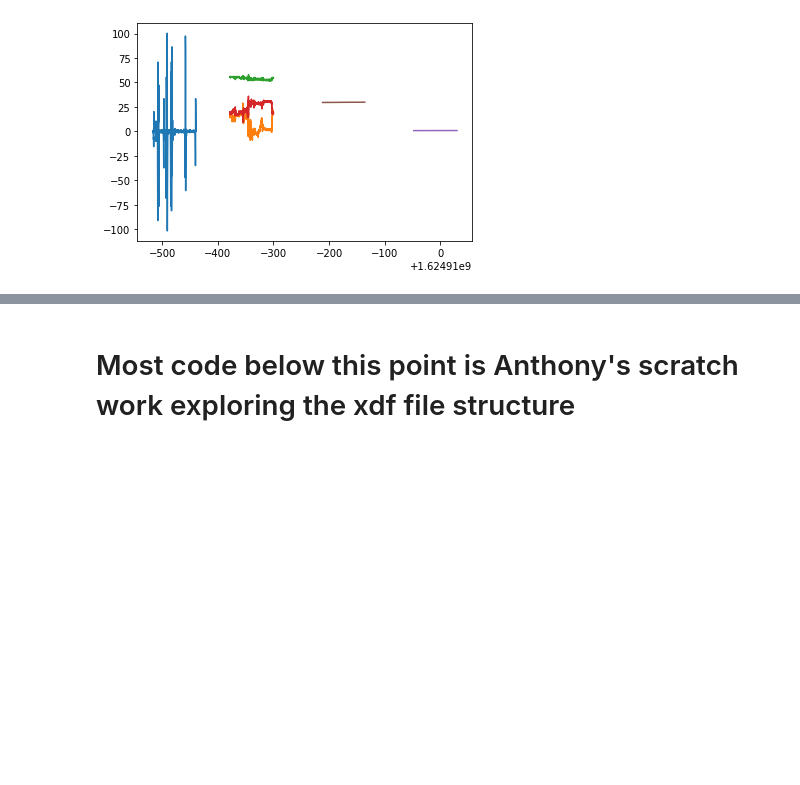
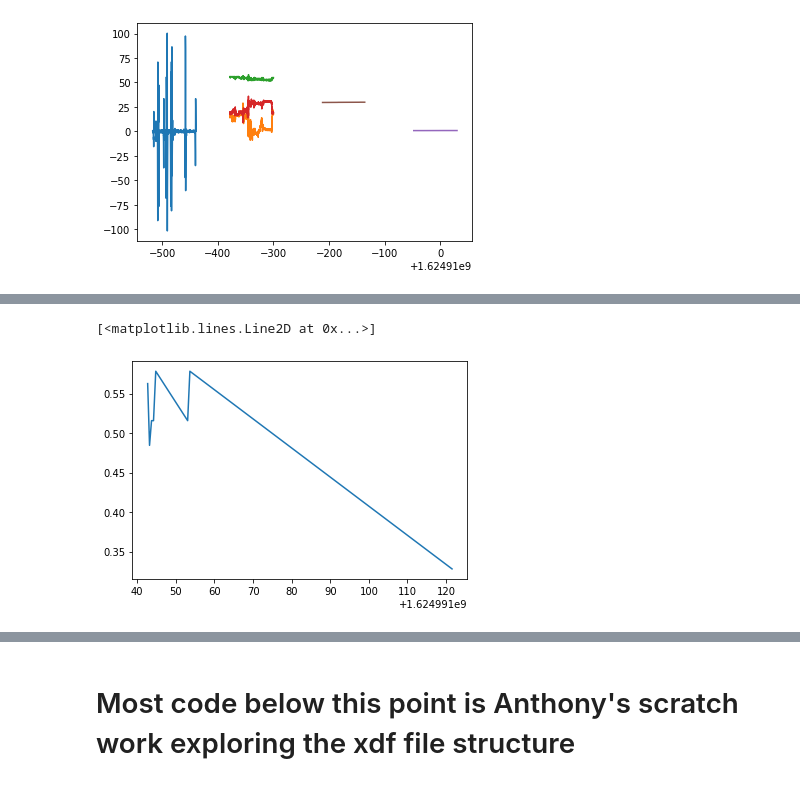
Before and after one commit to aibanks/Holodeck_Sensorlab, a Jupyter notebook: E4_to_LSL.ipynb, the cells around one changed output, grey strips where cells are left out. Saved outputs shown, nothing was run; the diff lists cells and outputs as text; code cells hidden in the pictures; blank space fills up the shorter version.

```diff
--- a/E4_to_LSL.ipynb
+++ b/E4_to_LSL.ipynb
@@ -195,0 +461,7 @@ plt.show()
+# %%
+Ibi = data[2]
+
+plt.plot(Ibi['time_stamps'], Ibi['time_series'])
+# %% [output]
+[<matplotlib.lines.Line2D at 0x...>]
+[figure, added]
```
Also changed, not shown: parts of 14 cells of this notebook.
